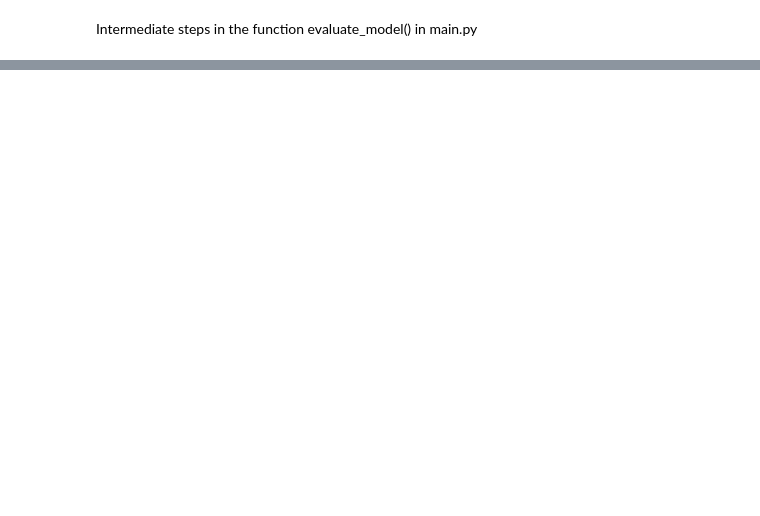
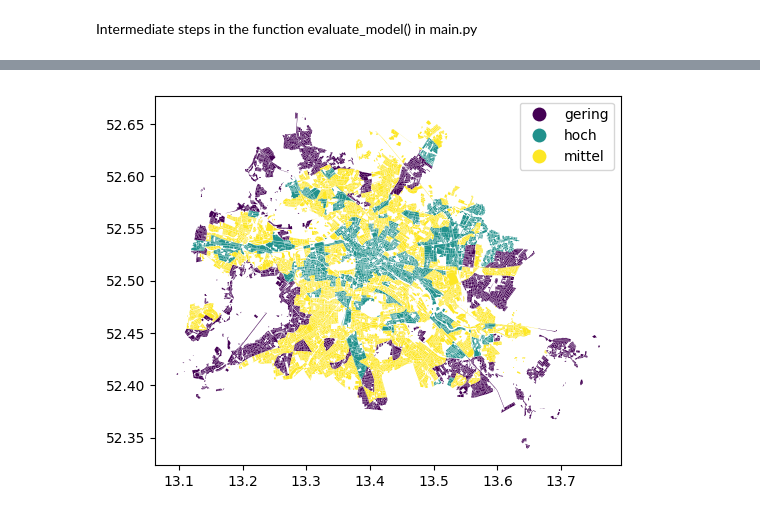
Before and after one commit to margaux-go/green_cities_now_berlin, a Jupyter notebook: notebooks/interface_explore.ipynb, the cells around one changed output, grey strips where cells are left out. Cells and saved outputs as stored; diff of their text form; code cells hidden in the pictures; blank space fills up the shorter version.

```diff
--- a/notebooks/interface_explore.ipynb
+++ b/notebooks/interface_explore.ipynb
@@ -83,0 +158,5 @@ y_pred_proba.ndim
+# %%
+# plotting thremal stress
+df_vis.plot(column = 'thermal_stress', cmap = 'viridis', legend = True);
+# %% [output]
+[figure, added]
```
Also changed, not shown: parts of 20 cells of this notebook, 3 other files.
